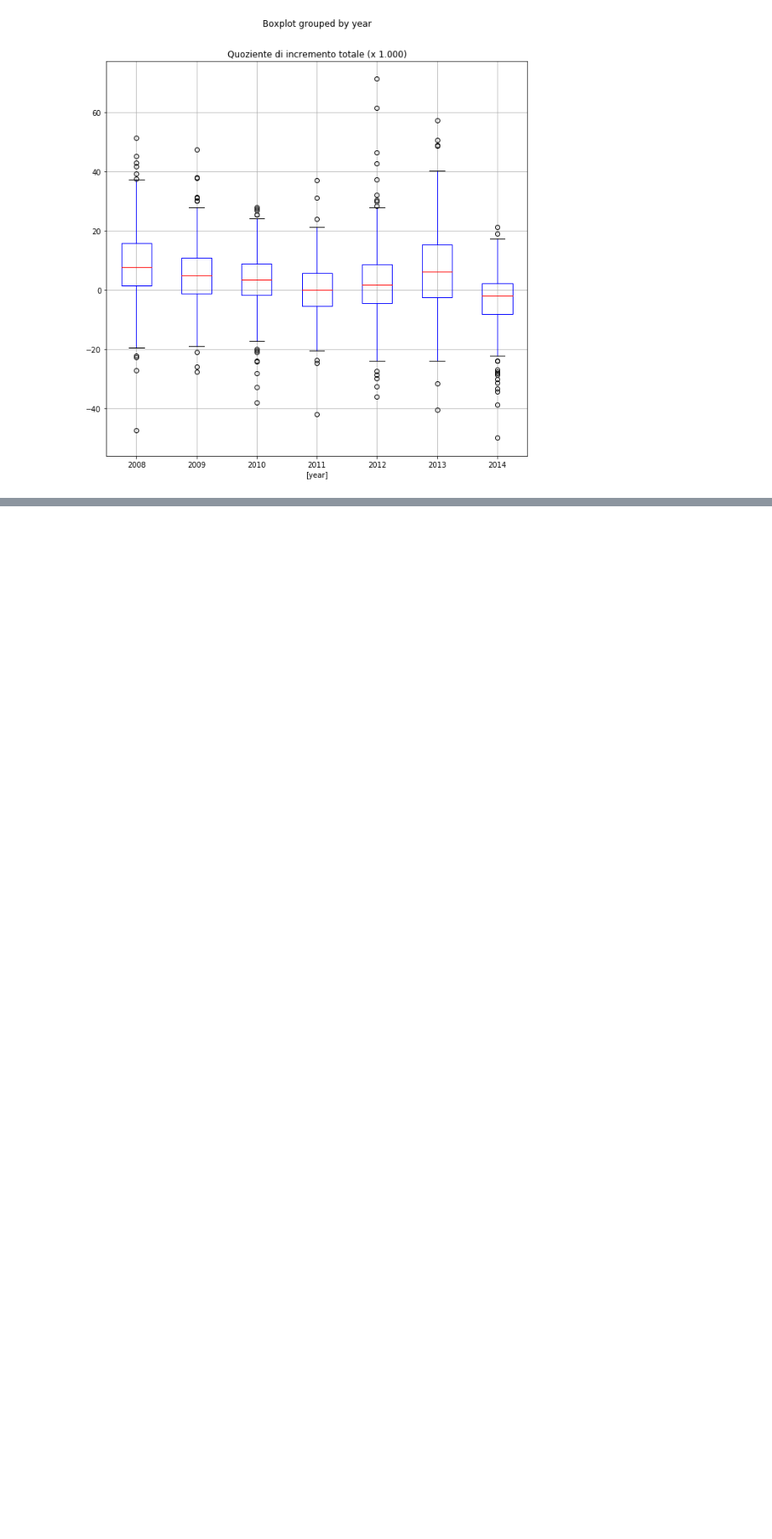
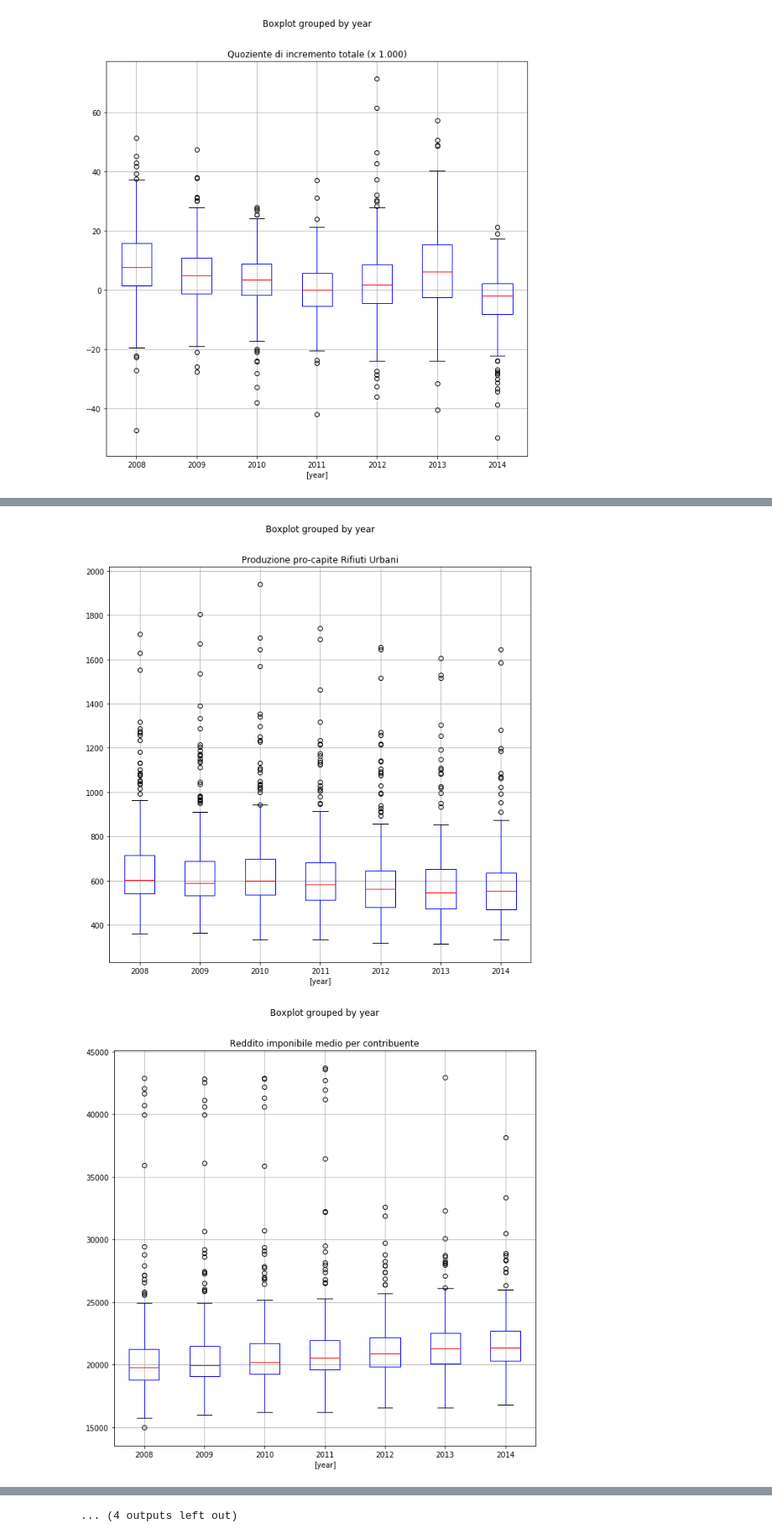
Before and after one commit to tropiano/sandrina, a Jupyter notebook: notebooks/salute/1 - Salute - Analysis.ipynb, the cells around one changed output, grey strips where cells are left out. Shown at 84% size. Cells and saved outputs as stored; diff of their text form; code cells hidden in the pictures; blank space fills up the shorter version.

Commit message:
automazione produzione boxplot

```diff
--- a/notebooks/salute/1 - Salute - Analysis.ipynb
+++ b/notebooks/salute/1 - Salute - Analysis.ipynb
@@ -176,6 +176,3 @@ bp = df_new.boxplot(column=['Rapporto tra avviamenti/cessazioni (x 100)'], by=['
 bp = df_new.boxplot(column=['Quoziente di incremento totale (x 1.000)'], by=['year'],figsize=(10,10))
 # %% [output]
 [figure]
-# %%
-for k in df.keys()[3:-1]:
-    df.boxplot(column=[k], by=['year'],figsize=(10,10))
@@ -195,0 +183,11 @@ for k in df.keys()[3:-1]:
+# %%
+df_filter = df[(df['Tasso grezzo di disoccupazione (x100)']<100) &
+              (df['Rapporto tra avviamenti/cessazioni (x 100)']<500) &
+              (df['Produzione pro-capite Rifiuti Urbani']<10000) &
+              (df['Rapporto tra avviamenti/cessazioni di stranieri (x 100)']<500)]
+
+for k in df_filter.keys()[3:-1]:
+    df_filter.boxplot(column=[k], by=['year'],figsize=(10,10))
+# %% [output]
+[figure, added]
+[figure, added]
@@ -195,0 +204 @@ for k in df.keys()[3:-1]:
+... (4 outputs left out)
```
Also changed, not shown: parts of 3 cells of this notebook.
